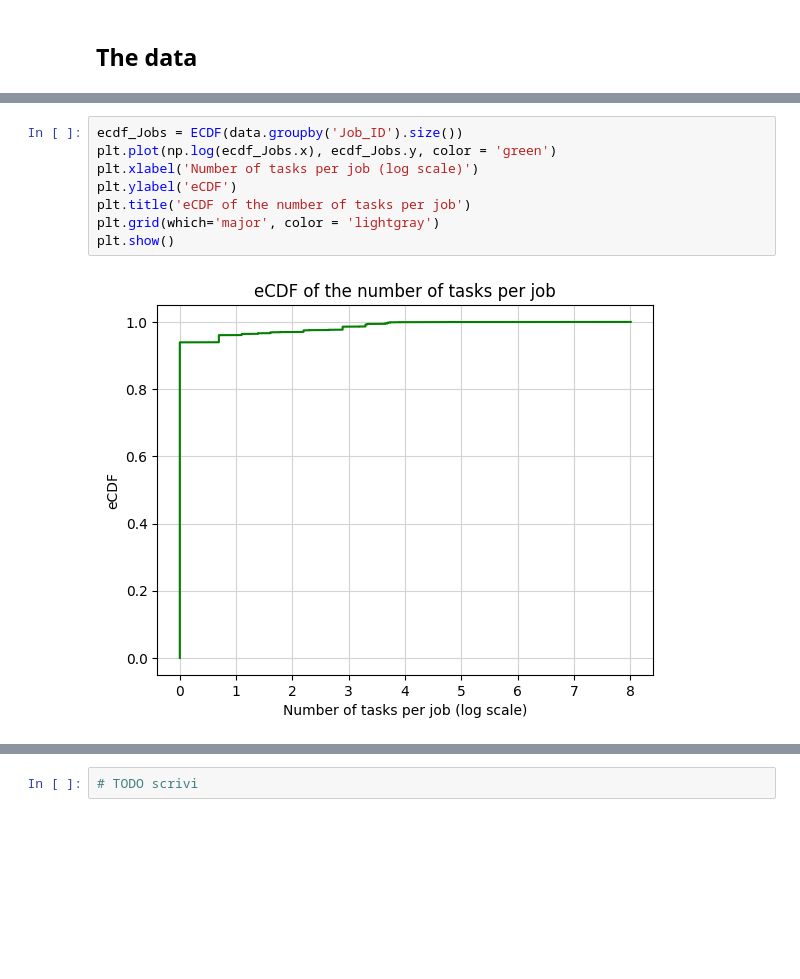
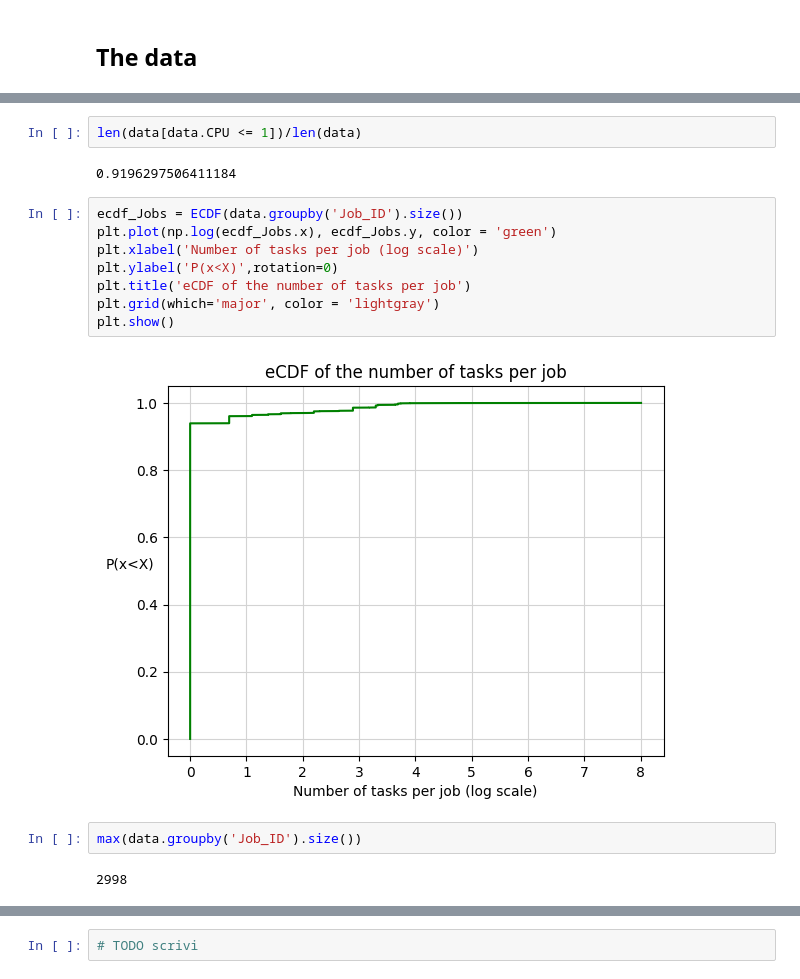
Before and after one commit to MaviVestini/DataCenters, a Jupyter notebook: Challenge2.ipynb, the cells around one changed output, grey strips where cells are left out. Saved outputs shown, nothing was run; the diff lists cells and outputs as text; blank space fills up the shorter version.

```diff
--- a/Challenge2.ipynb
+++ b/Challenge2.ipynb
@@ -53,13 +63,21 @@ plt.show()
+# %%
+len(data[data.CPU <= 1])/len(data)
+# %% [output]
+0.9196297506411184
 # %%
 ecdf_Jobs = ECDF(data.groupby('Job_ID').size())
 plt.plot(np.log(ecdf_Jobs.x), ecdf_Jobs.y, color = 'green')
 plt.xlabel('Number of tasks per job (log scale)')
-plt.ylabel('eCDF')
+plt.ylabel('P(x<X)',rotation=0)
 plt.title('eCDF of the number of tasks per job')
 plt.grid(which='major', color = 'lightgray')
 plt.show()
 # %% [output]
-[figure, old version]
+[figure, new version]
+# %%
+max(data.groupby('Job_ID').size())
+# %% [output]
+2998
 # %%
 np.sum(data.groupby('Job_ID').size() == 1)/len(data.groupby('Job_ID').size())
 # %% [output]
```
Also changed, not shown: parts of 51 cells of this notebook, 7 other files.
